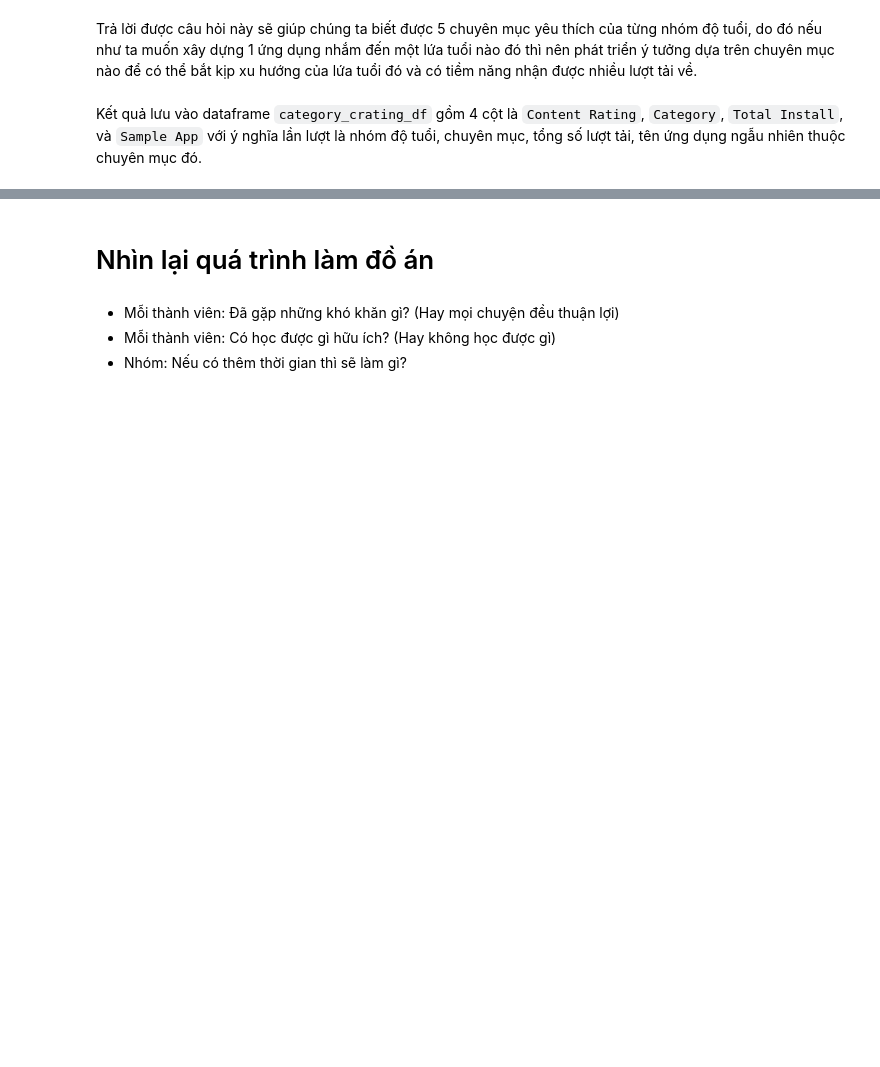
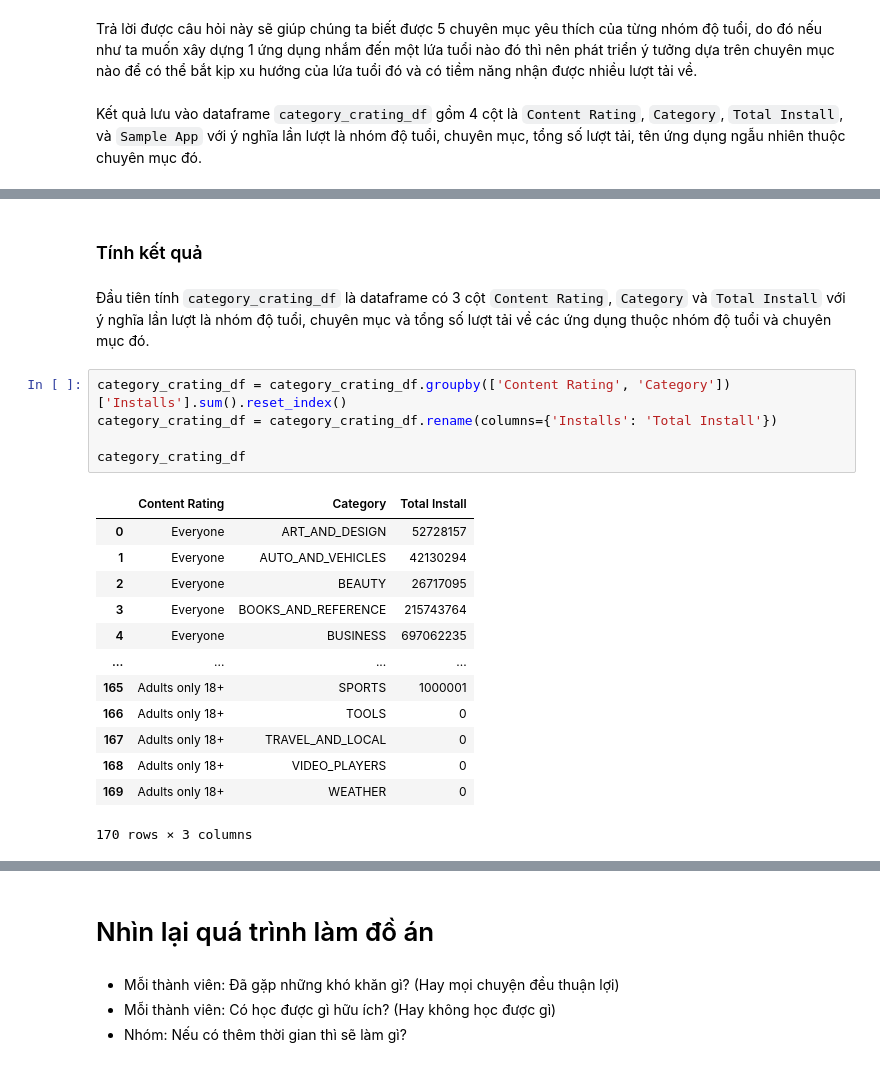
Before and after one commit to tqthangbl/P4DS-FinalProject, a Jupyter notebook: notebook.ipynb, the cells around one changed output, grey strips where cells are left out. Cells and saved outputs as stored; diff of their text form; blank space fills up the shorter version.

```diff
--- a/notebook.ipynb
+++ b/notebook.ipynb
@@ -806,0 +817,23 @@ ValueError: cannot insert Content Rating, already exists
+# %% [markdown]
+### Tính kết quả
+# %% [markdown]
+Đầu tiên tính `category_crating_df` là dataframe có 3 cột `Content Rating`, `Category` và `Total Install` với ý nghĩa lần lượt là nhóm độ tuổi, chuyên mục và tổng số lượt tải về các ứng dụng thuộc nhóm độ tuổi và chuyên mục đó.
+# %%
+category_crating_df = category_crating_df.groupby(['Content Rating', 'Category'])['Installs'].sum().reset_index()
+category_crating_df = category_crating_df.rename(columns={'Installs': 'Total Install'})
+
+category_crating_df
+# %% [output]
+|  | Content Rating | Category | Total Install |
+| 0 | Everyone | ART_AND_DESIGN | 52728157 |
+| 1 | Everyone | AUTO_AND_VEHICLES | 42130294 |
+| 2 | Everyone | BEAUTY | 26717095 |
+| 3 | Everyone | BOOKS_AND_REFERENCE | 215743764 |
+| 4 | Everyone | BUSINESS | 697062235 |
+| ... | ... | ... | ... |
+| 165 | Adults only 18+ | SPORTS | 1000001 |
+| 166 | Adults only 18+ | TOOLS | 0 |
+| 167 | Adults only 18+ | TRAVEL_AND_LOCAL | 0 |
+| 168 | Adults only 18+ | VIDEO_PLAYERS | 0 |
+| 169 | Adults only 18+ | WEATHER | 0 |
+170 rows × 3 columns
```
Also changed, not shown: parts of 46 cells of this notebook.
